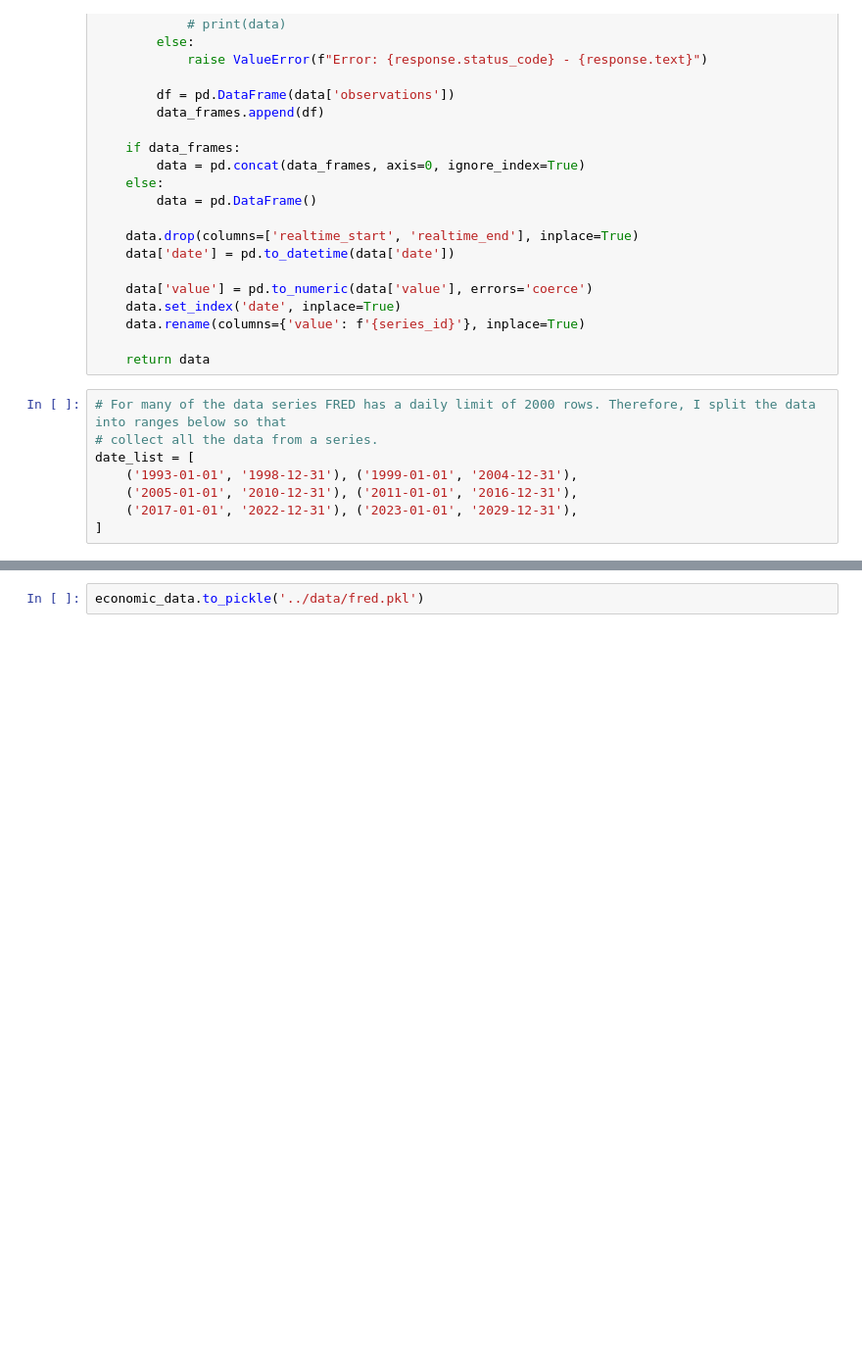
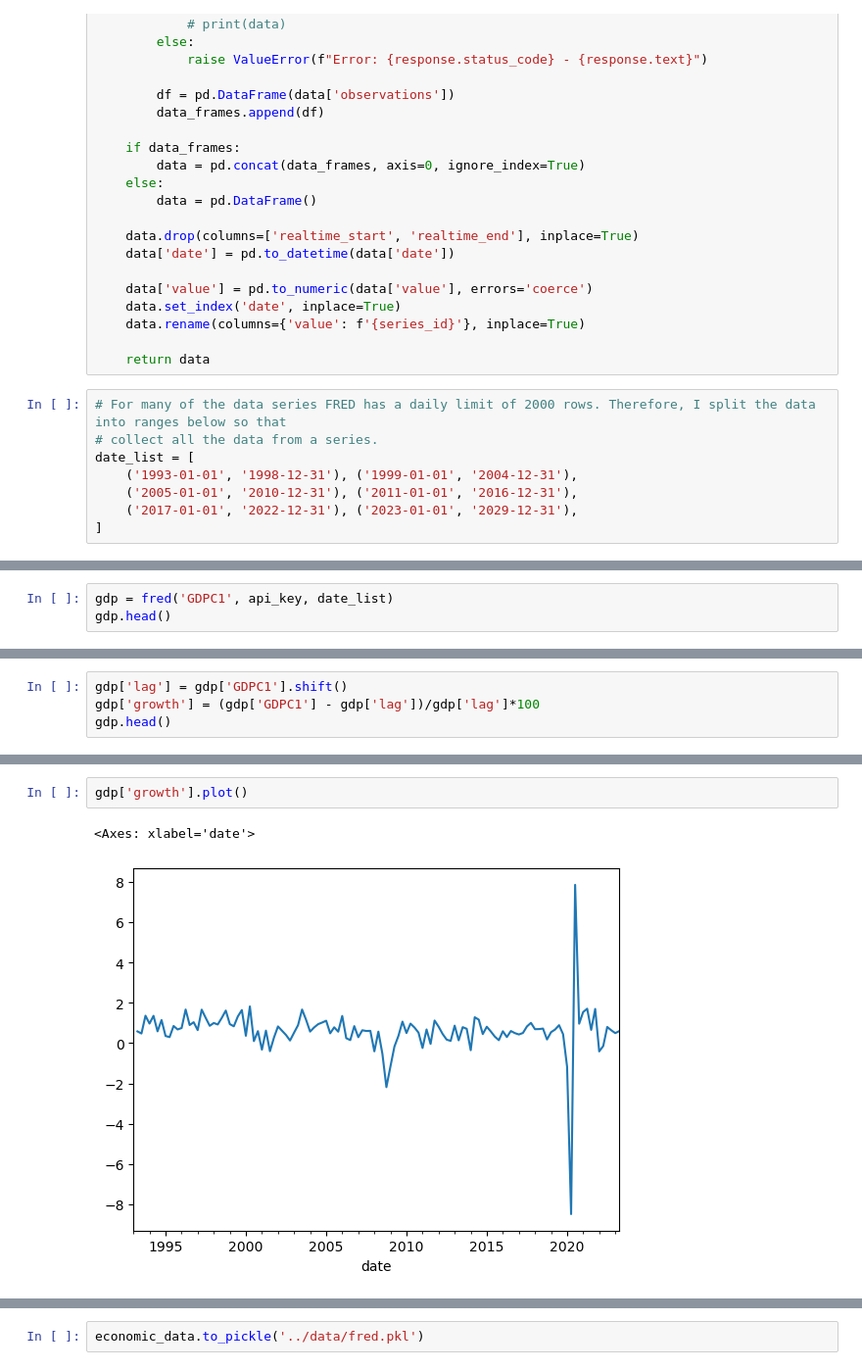
Before and after one commit to MasoodDastan/fomc, a Jupyter notebook: notebooks/01-FRED.ipynb, the cells around one changed output, grey strips where cells are left out. Shown: that part at 98% size. Cells and saved outputs as stored; diff of their text form; blank space fills up the shorter version.

```diff
--- a/notebooks/01-FRED.ipynb
+++ b/notebooks/01-FRED.ipynb
@@ -98,0 +99,3 @@ economic_data.head()
+# %%
+gdp = fred('GDPC1', api_key, date_list)
+gdp.head()
@@ -98,0 +110,4 @@ economic_data.head()
+# %%
+gdp['lag'] = gdp['GDPC1'].shift()
+gdp['growth'] = (gdp['GDPC1'] - gdp['lag'])/gdp['lag']*100
+gdp.head()
@@ -98,0 +122,5 @@ economic_data.head()
+# %%
+gdp['growth'].plot()
+# %% [output]
+<Axes: xlabel='date'>
+[figure, added]
```
Also changed, not shown: parts of 7 cells of this notebook, 4 other files.
